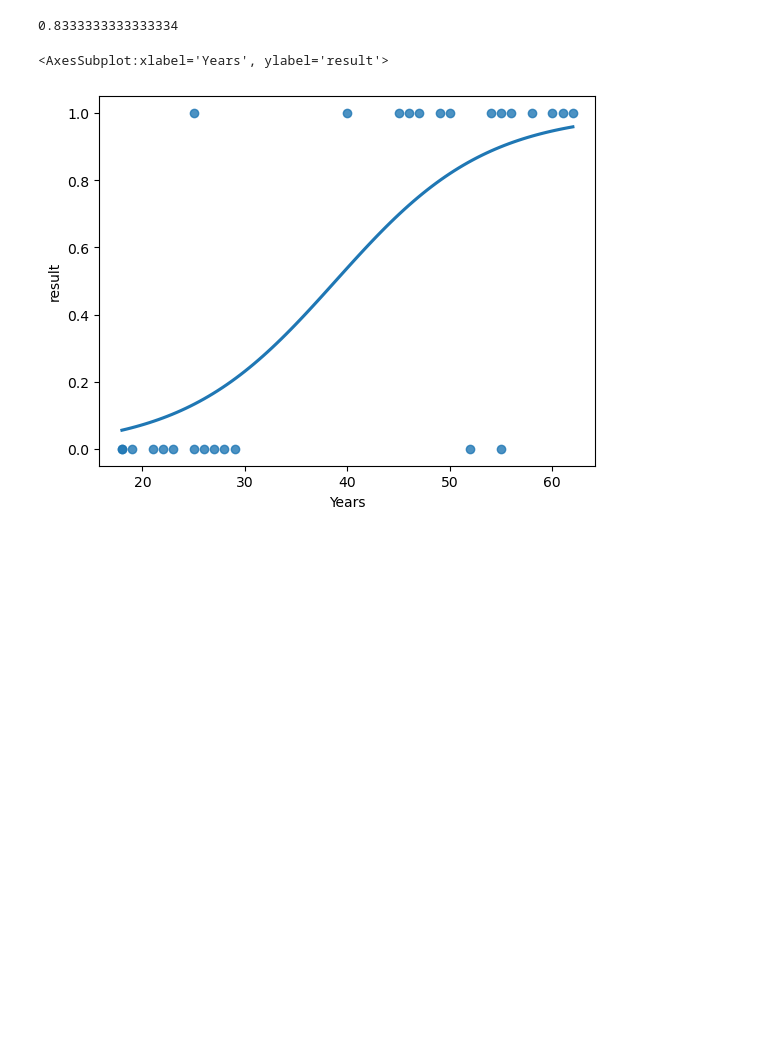
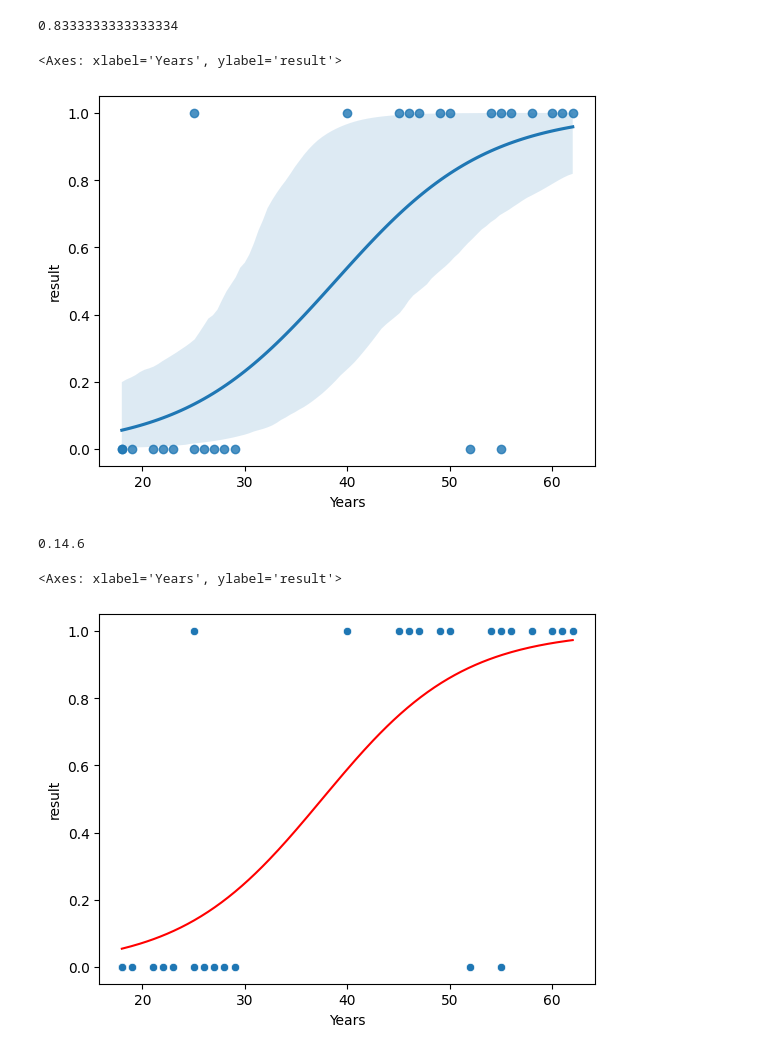
Before and after one commit to Aamiruem/5-mintes-Fullstack-Data-Science-and-AI, a Jupyter notebook: Lecture8/Session 8/10)Logistic Regression.ipynb, the cells around one changed output. Cells and saved outputs as stored; diff of their text form; code cells hidden in the pictures; blank space fills up the shorter version.

```diff
--- a/Lecture8/Session 8/10)Logistic Regression.ipynb
+++ b/Lecture8/Session 8/10)Logistic Regression.ipynb
@@ -1,7 +1,8 @@
 # %%
 import pandas as pd
 import matplotlib.pyplot as plt
-df = pd.read_csv("/Users/shridharmankar/job.csv")
+
+df = pd.read_csv("G:/5 minutes Fullstack Data Science and AI/DATASETS/job.csv")
 df.head(20)
 # %% [output]
 |  | Years | result |
@@ -27,5 +28,8 @@ y=df['result']
 # %%
 from sklearn.model_selection import train_test_split
-X_train, X_test, y_train, y_test = train_test_split(x,y,train_size=0.8,random_state=1)
+
+X_train, X_test, y_train, y_test = train_test_split(
+    x, y, train_size=0.8, random_state=1
+)
 # %%
 from sklearn.linear_model import LogisticRegression
@@ -65,7 +70,8 @@ model.score(X_test,y_test)
 0.8333333333333334
 # %%
 import seaborn as sns
+
 sns.regplot(x=x, y=y, logistic=True)
 # %% [output]
-<AxesSubplot:xlabel='Years', ylabel='result'>
+<Axes: xlabel='Years', ylabel='result'>
 [figure]
@@ -71,0 +82,20 @@ sns.regplot(x=x, y=y, logistic=True)
+# %%
+import statsmodels.api as sm
+
+print(sm.__version__)
+# %% [output]
+0.14.6
+# %%
+import seaborn as sns
+import numpy as np
+
+# scatter of original data
+sns.scatterplot(x="Years", y="result", data=df)
+
+# predicted probability curve from trained sklearn logistic regression model
+X_vals = np.linspace(x["Years"].min(), x["Years"].max(), 200).reshape(-1, 1)
+probs = model.predict_proba(X_vals)[:, 1]
+sns.lineplot(x=X_vals.ravel(), y=probs, color="red")
+# %% [output]
+<Axes: xlabel='Years', ylabel='result'>
+[figure, added]
```
Also changed, not shown: parts of 4 cells of this notebook, 2 other files.
